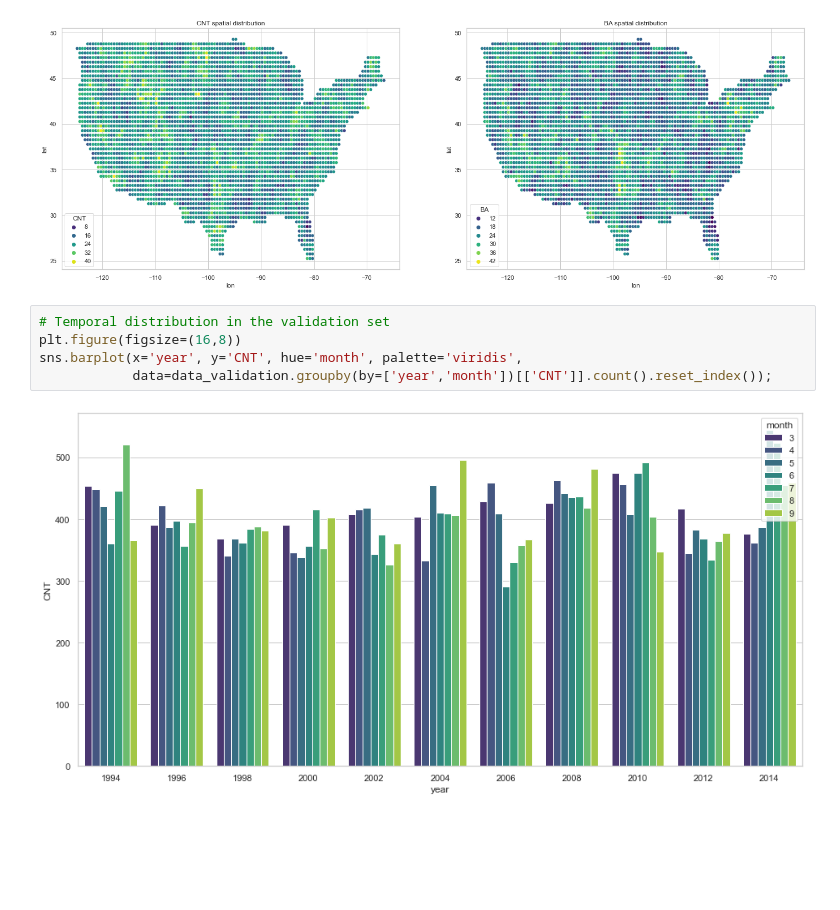
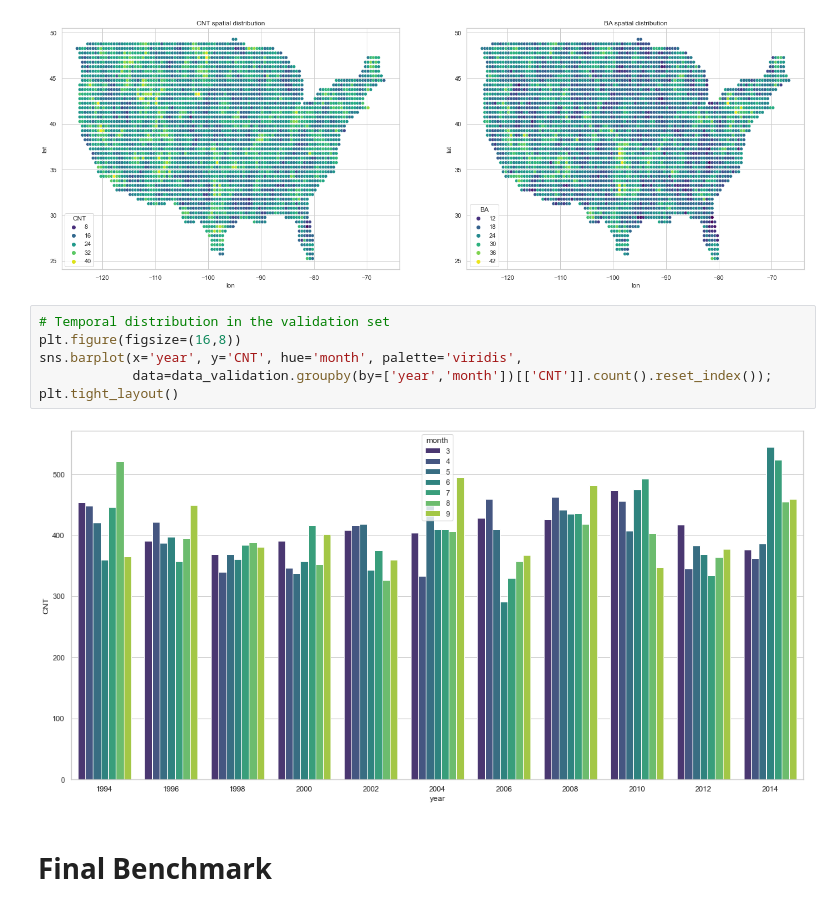
Before and after one commit to MegaCookies88/Data-Challenge-Wildfires, a Jupyter notebook: wildfires.ipynb, the cells around one changed output. Drawn from its saved outputs; the diff is of its cells as text; blank space fills up the shorter version.

```diff
--- a/wildfires.ipynb
+++ b/wildfires.ipynb
@@ -557,7 +585,10 @@ ax[1].set_title('BA spatial distribution');
 # %%
 # Temporal distribution in the validation set
 plt.figure(figsize=(16,8))
 sns.barplot(x='year', y='CNT', hue='month', palette='viridis',
             data=data_validation.groupby(by=['year','month'])[['CNT']].count().reset_index());
+plt.tight_layout()
 # %% [output]
-[figure, old version]
+[figure, new version]
+# %% [markdown]
+# Final Benchmark
```
Also changed, not shown: parts of 6 cells of this notebook.
